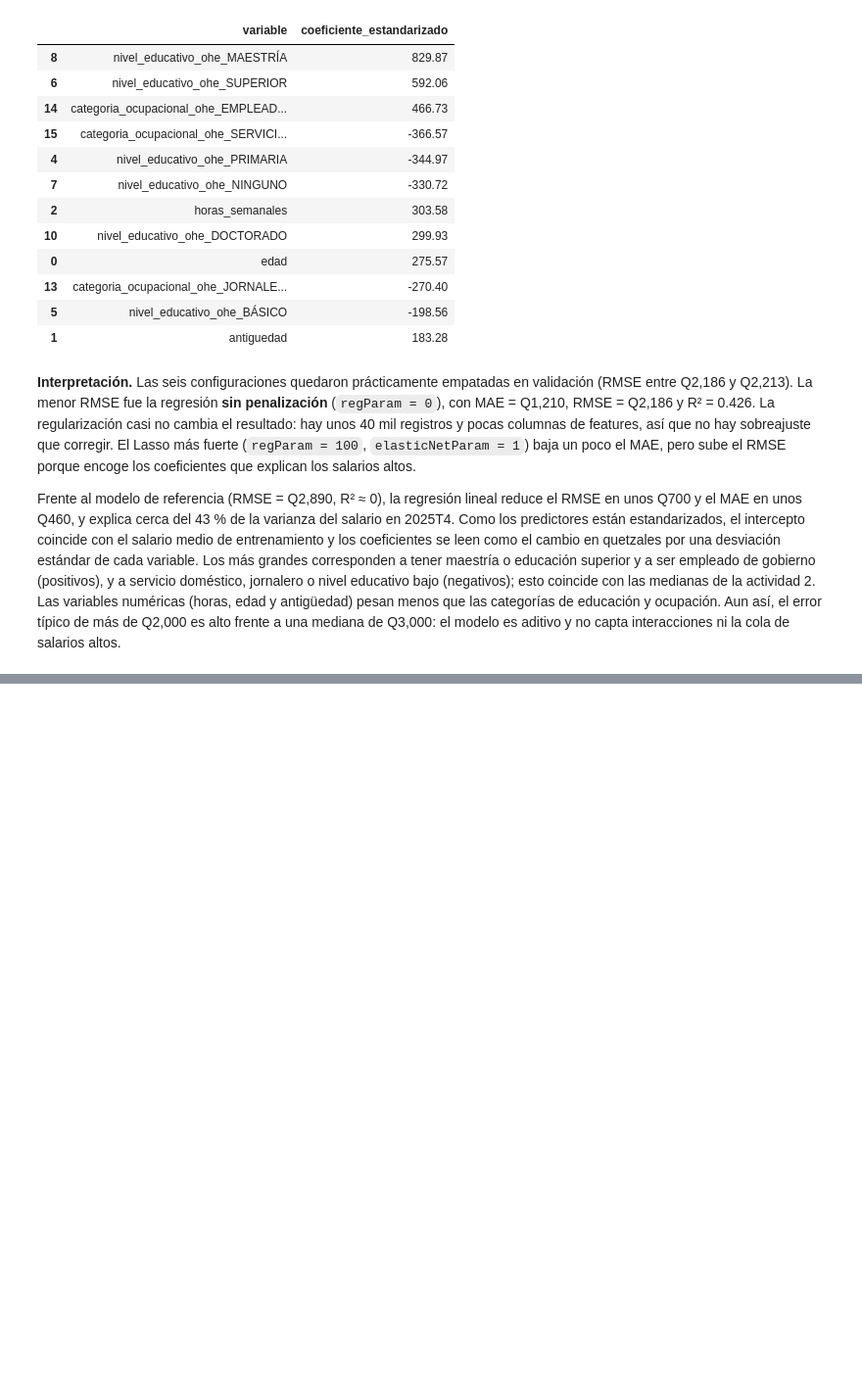
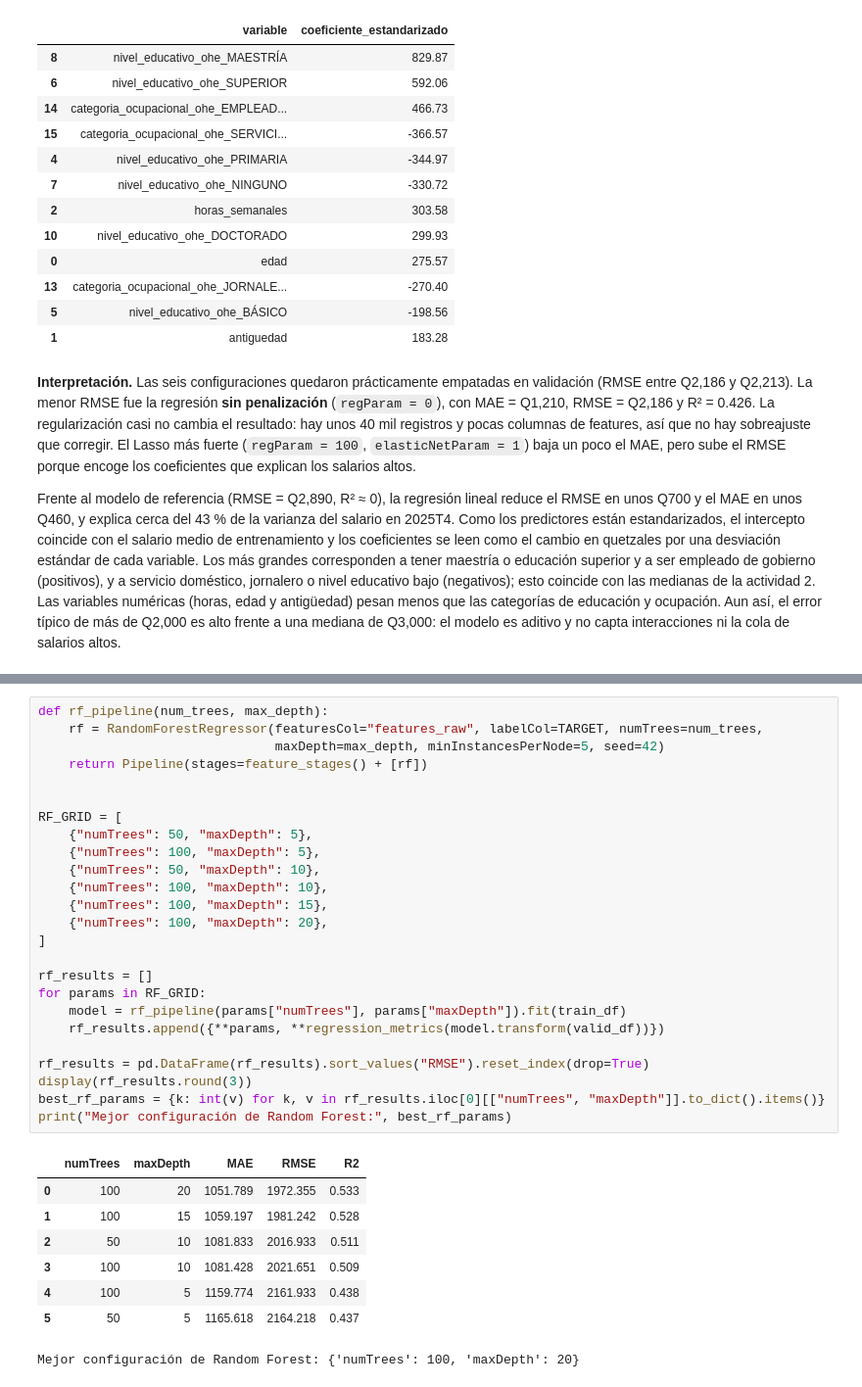
Before and after one commit to FelipeAP04/Lab7-DataScience, a Jupyter notebook: lab7_analisis_segmentacion.ipynb, the cells around one changed output, grey strips where cells are left out. Shown at 98% size. Saved outputs shown, nothing was run; the diff lists cells and outputs as text; blank space fills up the shorter version.

```diff
--- a/lab7_analisis_segmentacion.ipynb
+++ b/lab7_analisis_segmentacion.ipynb
@@ -704,0 +709,34 @@ Frente al modelo de referencia (RMSE = Q2,890, R² ≈ 0), la regresión lineal
+# %%
+def rf_pipeline(num_trees, max_depth):
+    rf = RandomForestRegressor(featuresCol="features_raw", labelCol=TARGET, numTrees=num_trees,
+                               maxDepth=max_depth, minInstancesPerNode=5, seed=42)
+    return Pipeline(stages=feature_stages() + [rf])
+
+
+RF_GRID = [
+    {"numTrees": 50, "maxDepth": 5},
+    {"numTrees": 100, "maxDepth": 5},
+    {"numTrees": 50, "maxDepth": 10},
+    {"numTrees": 100, "maxDepth": 10},
+    {"numTrees": 100, "maxDepth": 15},
+    {"numTrees": 100, "maxDepth": 20},
+]
+
+rf_results = []
+for params in RF_GRID:
+    model = rf_pipeline(params["numTrees"], params["maxDepth"]).fit(train_df)
+    rf_results.append({**params, **regression_metrics(model.transform(valid_df))})
+
+rf_results = pd.DataFrame(rf_results).sort_values("RMSE").reset_index(drop=True)
+display(rf_results.round(3))
+best_rf_params = {k: int(v) for k, v in rf_results.iloc[0][["numTrees", "maxDepth"]].to_dict().items()}
+print("Mejor configuración de Random Forest:", best_rf_params)
+# %% [output]
+|  | numTrees | maxDepth | MAE | RMSE | R2 |
+| 0 | 100 | 20 | 1051.789 | 1972.355 | 0.533 |
+| 1 | 100 | 15 | 1059.197 | 1981.242 | 0.528 |
+| 2 | 50 | 10 | 1081.833 | 2016.933 | 0.511 |
+| 3 | 100 | 10 | 1081.428 | 2021.651 | 0.509 |
+| 4 | 100 | 5 | 1159.774 | 2161.933 | 0.438 |
+| 5 | 50 | 5 | 1165.618 | 2164.218 | 0.437 |
+Mejor configuración de Random Forest: {'numTrees': 100, 'maxDepth': 20}
```
Also changed, not shown: parts of 3 cells of this notebook, 1 other file.
